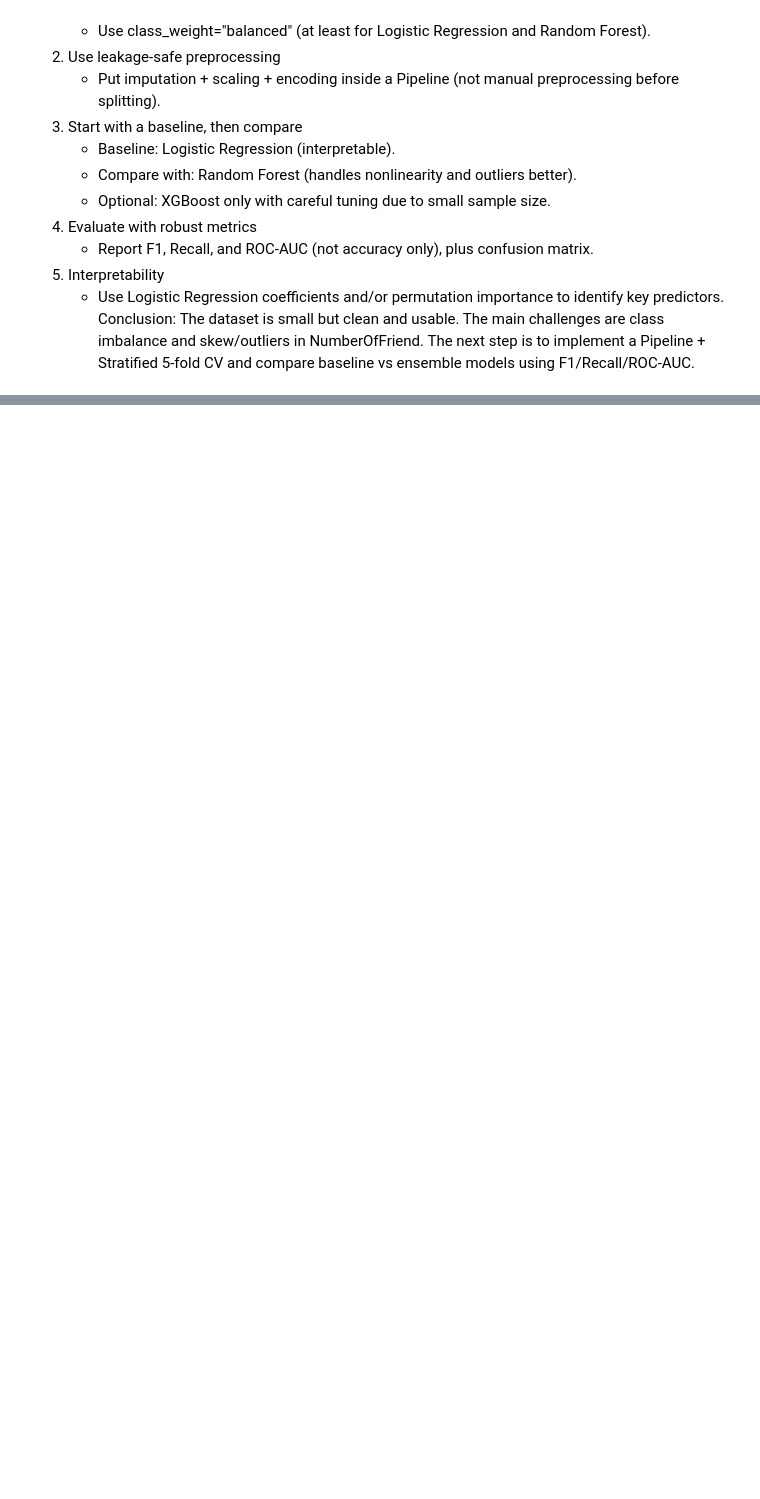
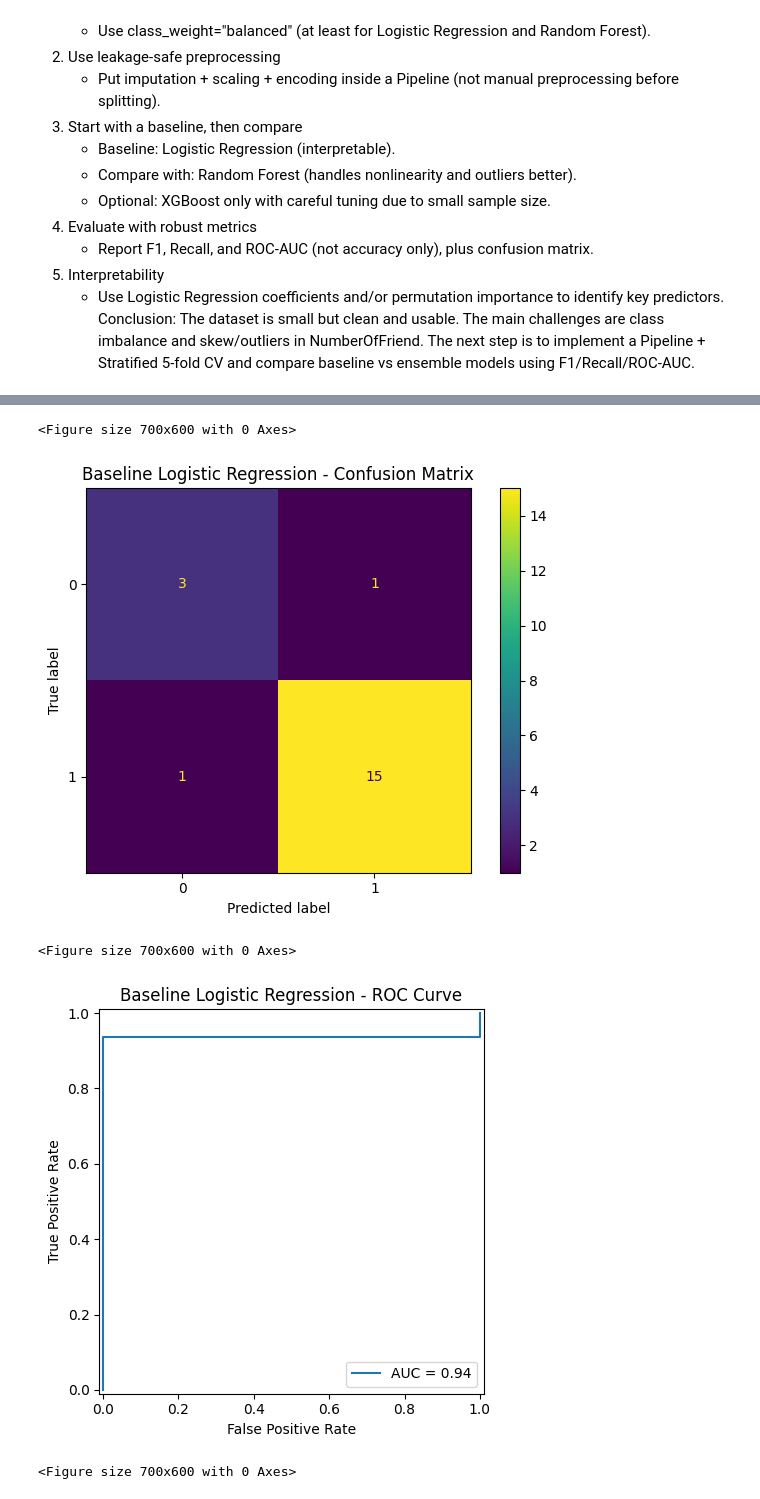
Before and after one commit to naywintheingi13-arch/ml-cp-project, a Jupyter notebook: CP_Project.ipynb, the cells around one changed output, grey strips where cells are left out. Cells and saved outputs as stored; diff of their text form; code cells hidden in the pictures; blank space fills up the shorter version.

```diff
--- a/CP_Project.ipynb
+++ b/CP_Project.ipynb
@@ -285,0 +446,72 @@ Conclusion: The dataset is small but clean and usable. The main challenges are c
+# %%
+# ==============================
+# Baseline model evaluation + plots (Matplotlib only)
+# Works for binary or multi-class targets
+# Assumes you already have:
+# baseline_pipeline, X_test, y_test
+# ==============================
+
+import numpy as np
+import matplotlib.pyplot as plt
+from sklearn.metrics import (
+    ConfusionMatrixDisplay,
+    accuracy_score,
+    classification_report,
+    roc_curve,
+    auc,
+    RocCurveDisplay,
+    precision_recall_curve,
+    PrecisionRecallDisplay
+)
+
+# ---- 1) Predictions
+y_pred = baseline_pipeline.predict(X_test)
+
+print("=== Baseline: Logistic Regression ===")
+print("Accuracy:", accuracy_score(y_test, y_pred))
+print("\nClassification Report:\n", classification_report(y_test, y_pred))
+
+# ---- 2) Confusion Matrix Plot (works for binary + multiclass)
+plt.figure(figsize=(7, 6))
+ConfusionMatrixDisplay.from_estimator(
+    baseline_pipeline,
+    X_test,
+    y_test,
+    values_format="d",   # use "d" for counts; change to ".2f" if you want normalized
+)
+plt.title("Baseline Logistic Regression - Confusion Matrix")
+plt.tight_layout()
+plt.show()
+
+# ---- 3) ROC + Precision-Recall (ONLY for binary classification)
+# If your target has more than 2 classes, we skip ROC/PR here (can add One-vs-Rest later)
+classes = np.unique(y_test)
+
+if len(classes) == 2 and hasattr(baseline_pipeline, "predict_proba"):
+    # Probability of the positive class
+    y_prob = baseline_pipeline.predict_proba(X_test)[:, 1]
+
+    # ROC Curve
+    fpr, tpr, _ = roc_curve(y_test, y_prob)
+    roc_auc = auc(fpr, tpr)
+
+    plt.figure(figsize=(7, 6))
+    RocCurveDisplay(fpr=fpr, tpr=tpr, roc_auc=roc_auc).plot()
+    plt.title("Baseline Logistic Regression - ROC Curve")
+    plt.tight_layout()
+    plt.show()
+
+    # Precision-Recall Curve
+    precision, recall, _ = precision_recall_curve(y_test, y_prob)
+
+    plt.figure(figsize=(7, 6))
+    PrecisionRecallDisplay(precision=precision, recall=recall).plot()
+    plt.title("Baseline Logistic Regression - Precision-Recall Curve")
+    plt.tight_layout()
+    plt.show()
+
+else:
+    print("\n[Info] ROC/PR plots are shown only for binary classification.")
+    print("       Your target appears to have", len(classes), "classes:", classes)
+    print("       If you want, I can add multiclass ROC (One-vs-Rest) plots next.")
+# %% [output]
@@ -285,0 +530,5 @@ Conclusion: The dataset is small but clean and usable. The main challenges are c
+<Figure size 700x600 with 0 Axes>
+[figure, added]
+<Figure size 700x600 with 0 Axes>
+[figure, added]
+<Figure size 700x600 with 0 Axes>
```
Also changed, not shown: parts of 5 cells of this notebook, 2 other files.
